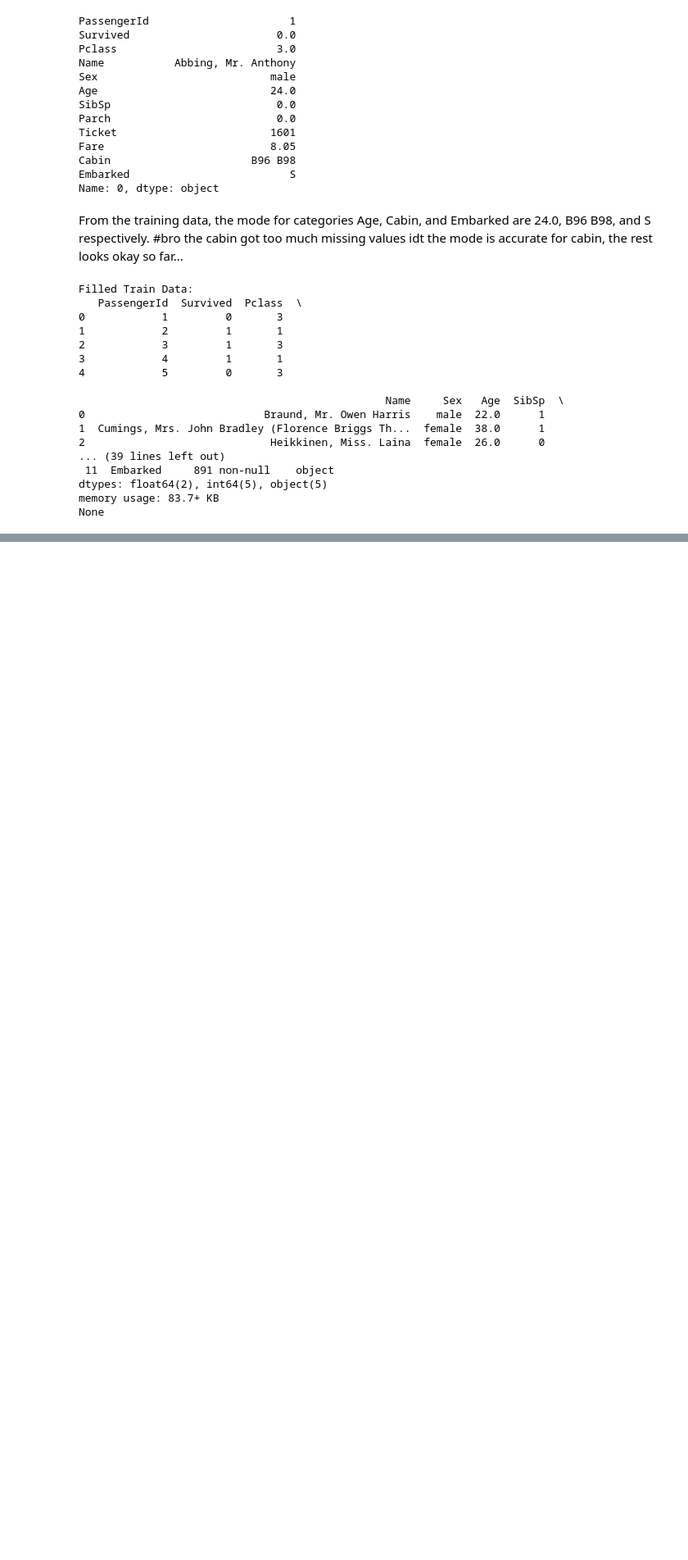
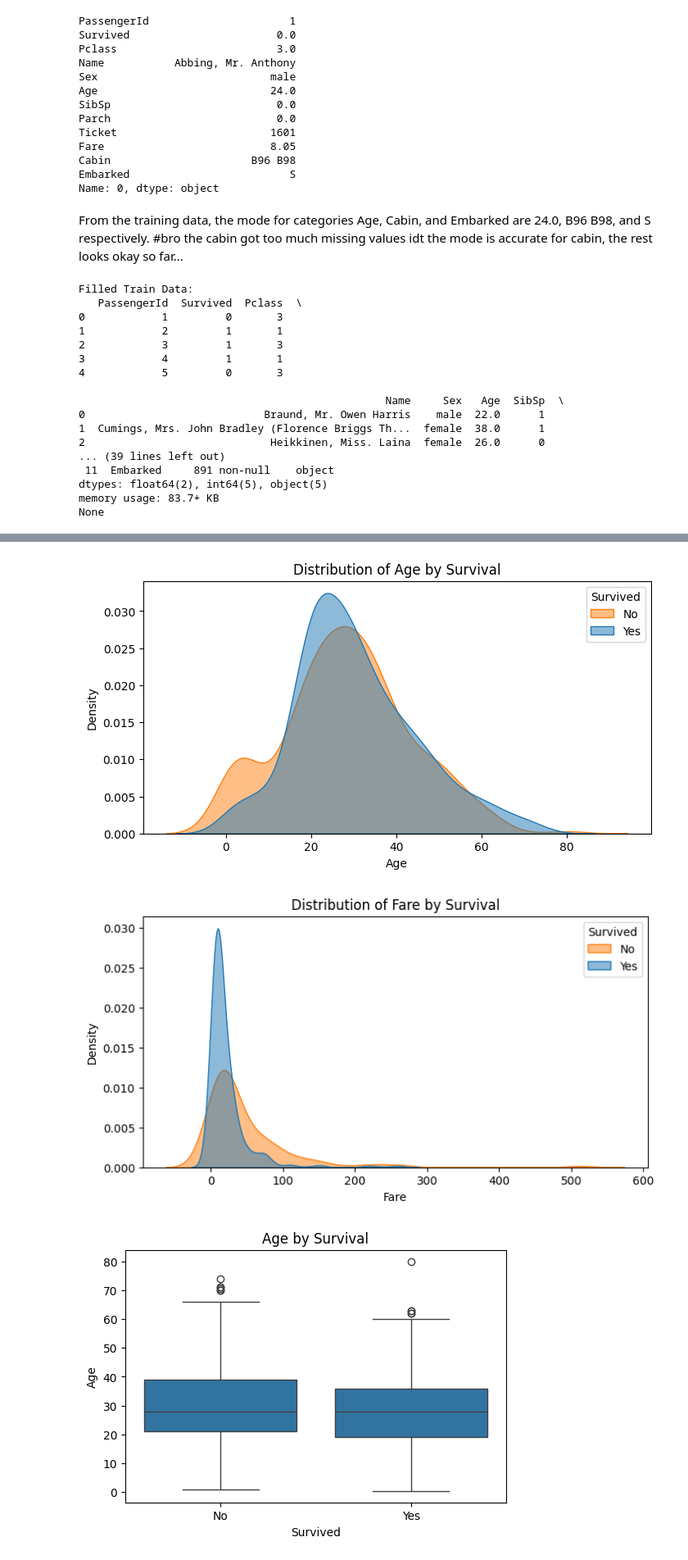
Before and after one commit to jaytai3336/Titanic-Kraggle-Competition, a Jupyter notebook: notebooks/1. EDA (Exploratory Data Analysis).ipynb, the cells around one changed output, grey strips where cells are left out. Shown at 82% size. Cells and saved outputs as stored; diff of their text form; code cells hidden in the pictures; blank space fills up the shorter version.

```diff
--- a/notebooks/1. EDA (Exploratory Data Analysis).ipynb
+++ b/notebooks/1. EDA (Exploratory Data Analysis).ipynb
@@ -132,0 +144,4 @@ None
+# %%
+categorical_variables = ['Pclass','Sex','SibSp','Parch','Embarked']
+quantitative_variables = ['Age','Fare']
+dependent_variable = ['Survived']
@@ -132,0 +195,31 @@ None
+# %%
+# Plot distributions of quantitative variables by survival
+for var in quantitative_variables:
+    plt.figure(figsize=(8, 4))
+    sns.kdeplot(data=train_data, x=var, hue='Survived', common_norm=False, fill=True, alpha=0.5)
+    plt.title(f'Distribution of {var} by Survival')
+    plt.xlabel(var)
+    plt.ylabel('Density')
+    plt.legend(title='Survived', labels=['No', 'Yes'])
+    plt.show()
+
+# Boxplots for quantitative variables by survival
+for var in quantitative_variables:
+    plt.figure(figsize=(6, 4))
+    sns.boxplot(data=train_data, x='Survived', y=var)
+    plt.title(f'{var} by Survival')
+    plt.xlabel('Survived')
+    plt.ylabel(var)
+    plt.xticks([0, 1], ['No', 'Yes'])
+    plt.show()
+
+# Statistical test: Compare distributions (Mann-Whitney U test)
+for var in quantitative_variables:
+    survived = train_data[train_data['Survived'] == 1][var].dropna()
+    not_survived = train_data[train_data['Survived'] == 0][var].dropna()
+    stat, pval = stats.mannwhitneyu(survived, not_survived, alternative='two-sided')
+    print(f"{var}: Mann-Whitney U test p-value = {pval:.4f}")
+# %% [output]
+[figure, added]
+[figure, added]
+[figure, added]
```
Also changed, not shown: parts of 7 cells of this notebook, 1 other file.
